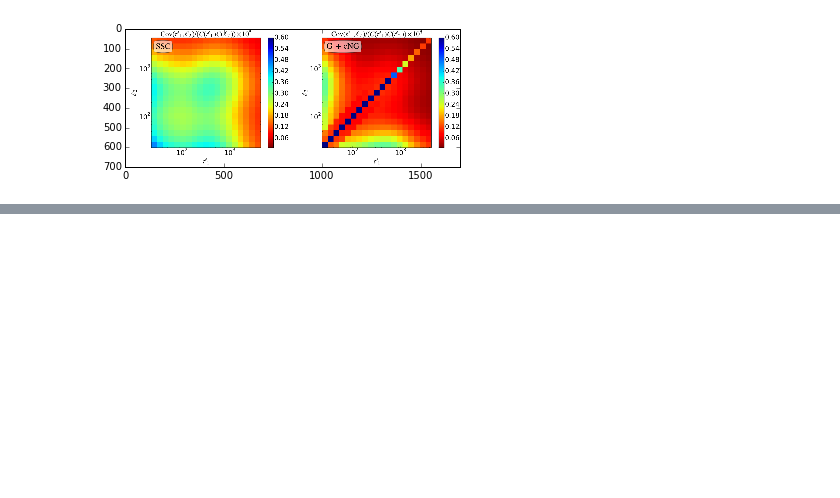
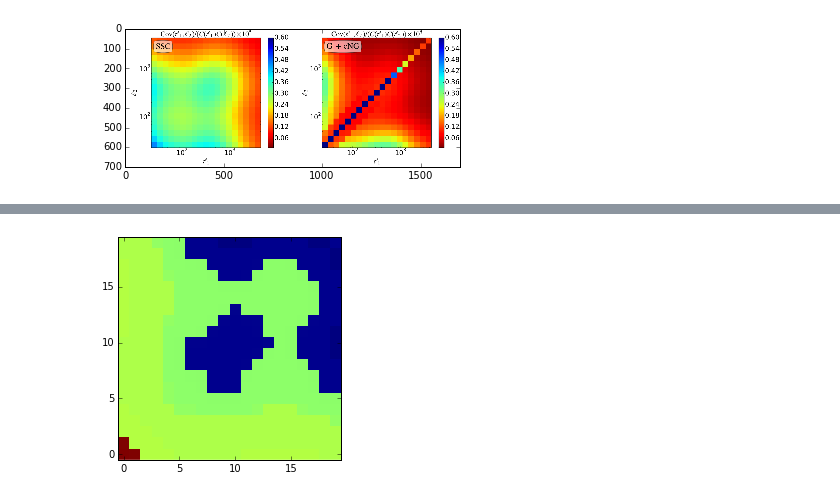
Before and after one commit to emilleishida/CorrMatrix_ABC, a Jupyter notebook: scripts/ABC/WL/Cov_SSC/digitize_Cov_SSC.ipynb, the cells around one changed output, grey strips where cells are left out. Saved outputs shown, nothing was run; the diff lists cells and outputs as text; code cells hidden in the pictures; blank space fills up the shorter version.

```diff
--- a/scripts/ABC/WL/Cov_SSC/digitize_Cov_SSC.ipynb
+++ b/scripts/ABC/WL/Cov_SSC/digitize_Cov_SSC.ipynb
@@ -64,0 +77,3 @@ plt.imshow(cov)
+# %%
+i_upper = np.triu_indices(npix+1, -1)
+cov[i_upper] = cov.T[i_upper]
@@ -64,0 +82,6 @@ plt.imshow(cov)
+# %%
+cov[npix, npix] = cov[npix-1, npix-1]
+# %%
+ax = plt.imshow(cov, interpolation='none', origin='lower')
+# %% [output]
+[figure, added]
```
Also changed, not shown: parts of 38 cells of this notebook.
